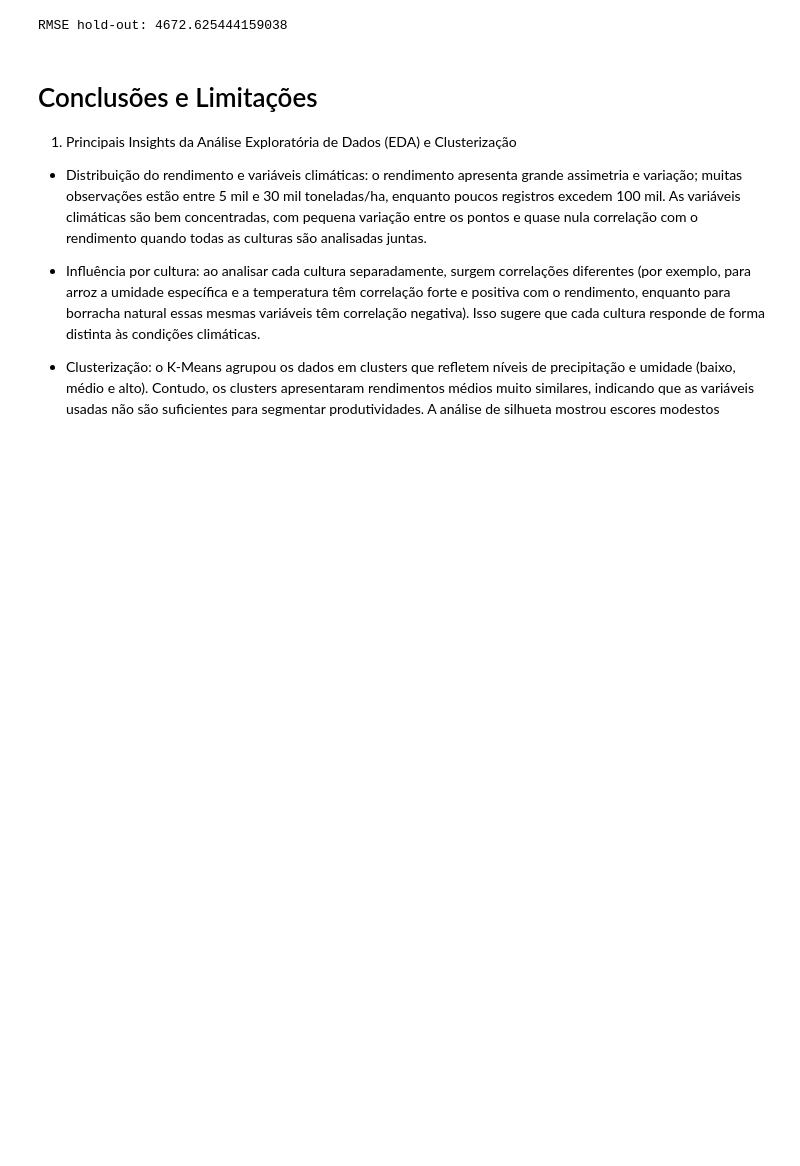
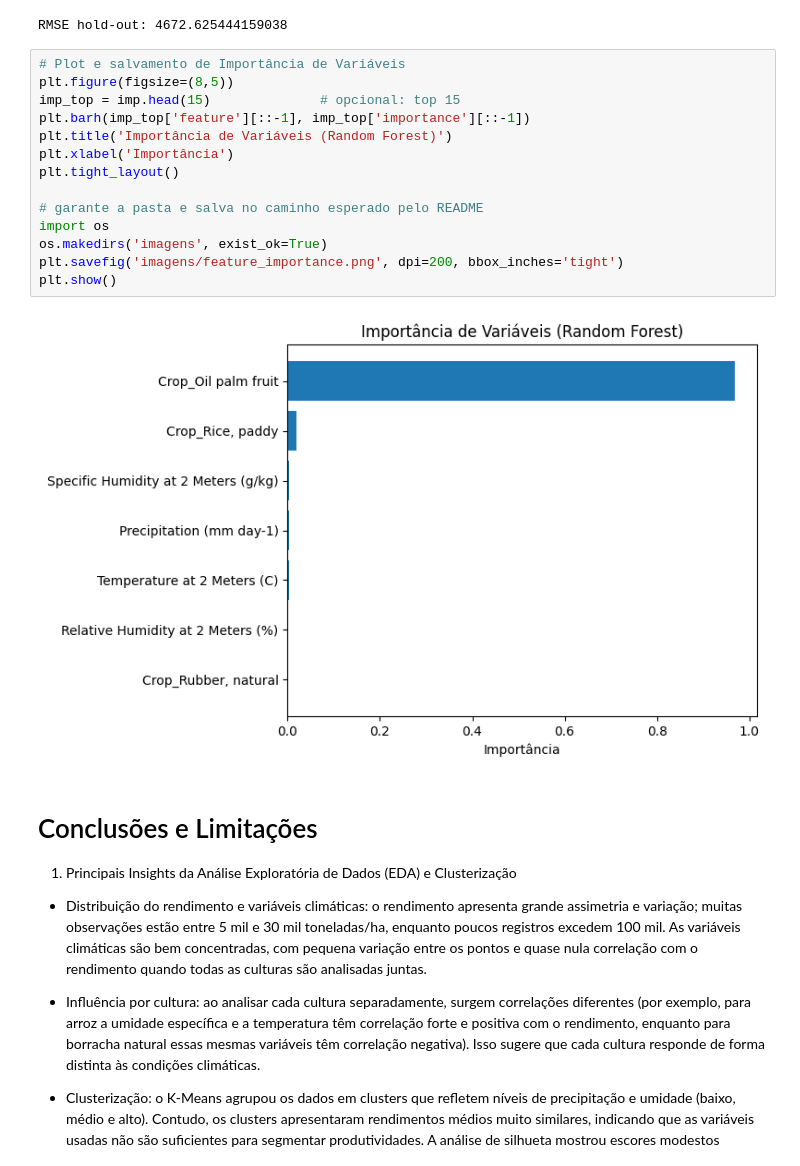
Before and after one commit to limadeivisson/Fase5_Cap1_Entrega1, a Jupyter notebook: DeivissonGoncalvesLima_RM565095_fase5_cap1.ipynb, the cells around one changed output. Saved outputs shown, nothing was run; the diff lists cells and outputs as text; blank space fills up the shorter version.

Commit message:
Adicionando imagem feature importance

```diff
--- a/DeivissonGoncalvesLima_RM565095_fase5_cap1.ipynb
+++ b/DeivissonGoncalvesLima_RM565095_fase5_cap1.ipynb
@@ -503,6 +503,22 @@ print('RMSE hold-out:', np.sqrt(mean_squared_error(yte, pred)))
 6                  Crop_Rubber, natural    0.000044
 [figure]
 RMSE hold-out: 4672.625444159038
+# %%
+# Plot e salvamento de Importância de Variáveis
+plt.figure(figsize=(8,5))
+imp_top = imp.head(15)              # opcional: top 15
+plt.barh(imp_top['feature'][::-1], imp_top['importance'][::-1])
+plt.title('Importância de Variáveis (Random Forest)')
+plt.xlabel('Importância')
+plt.tight_layout()
+
+# garante a pasta e salva no caminho esperado pelo README
+import os
+os.makedirs('imagens', exist_ok=True)
+plt.savefig('imagens/feature_importance.png', dpi=200, bbox_inches='tight')
+plt.show()
+# %% [output]
+[figure, added]
 # %% [markdown]
 # Conclusões e Limitações
 1) Principais Insights da Análise Exploratória de Dados (EDA) e Clusterização
```
Also changed, not shown: 2 other files.
